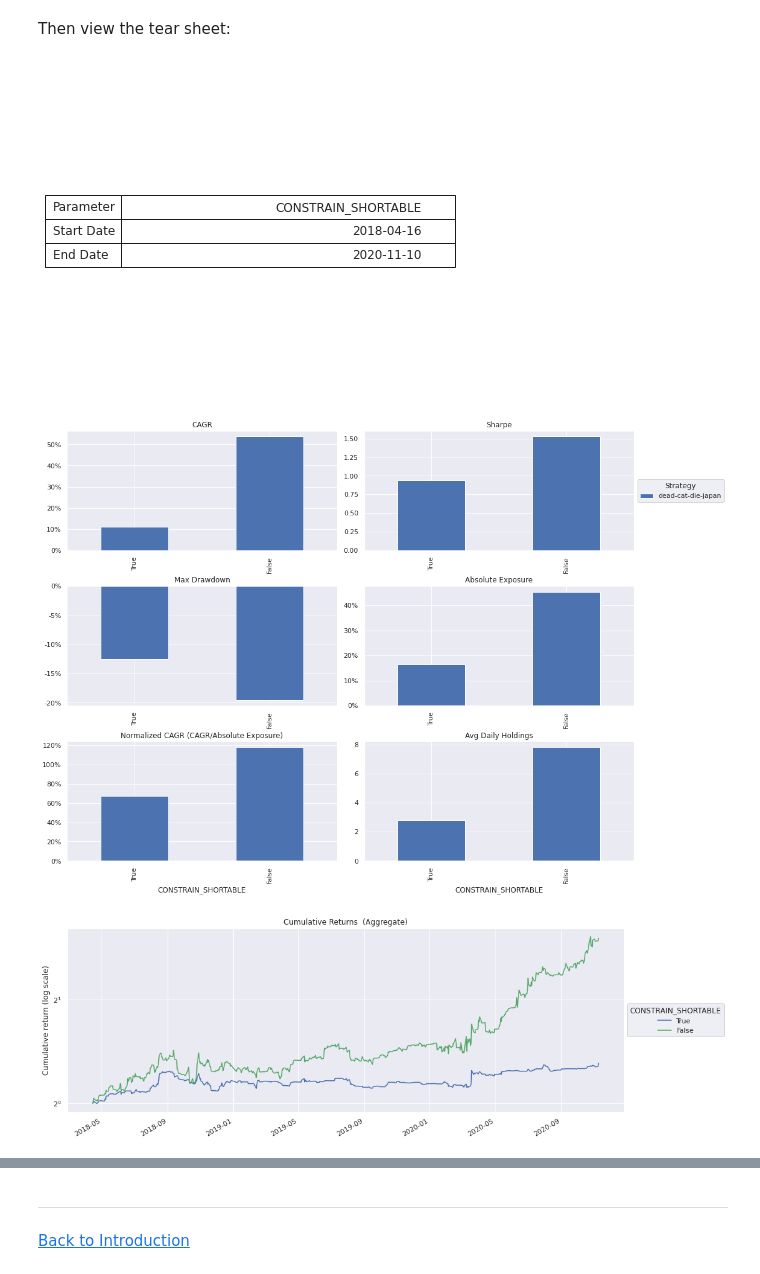
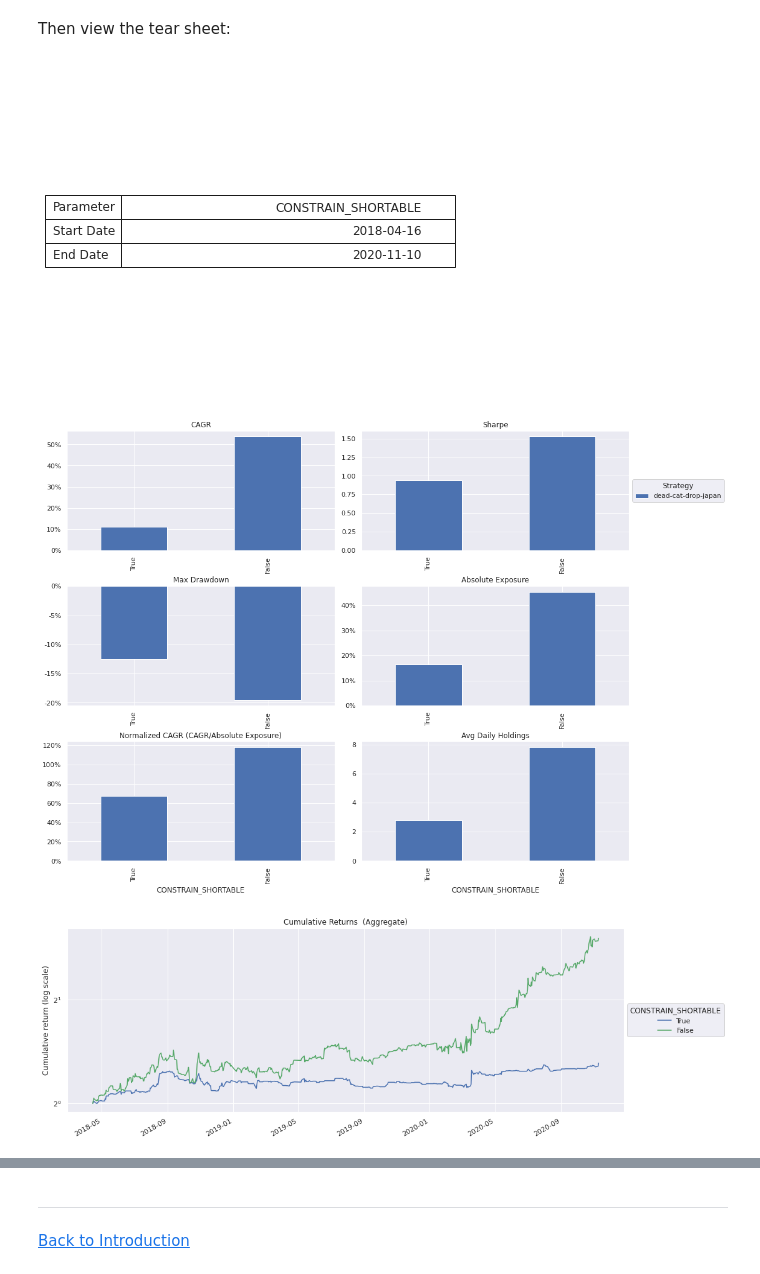
Before and after one commit to quantrocket-codeload/dead-cat-die, a Jupyter notebook: dead_cat_drop/Part5-Short-Sale-Constraints.ipynb, the cells around one changed output, grey strips where cells are left out. Drawn from its saved outputs; the diff is of its cells as text; code cells hidden in the pictures.

Commit message:
rename to dead-cat-drop

```diff
--- a/dead_cat_die/Part5-Short-Sale-Constraints.ipynb
+++ b/dead_cat_drop/Part5-Short-Sale-Constraints.ipynb
@@ -62,10 +62,10 @@ scan_parameters(
 Then view the tear sheet:
 # %%
 from moonchart import ParamscanTearsheet
-ParamscanTearsheet.from_moonshot_csv("dead_cat_die_japan_CONSTRAIN_SHORTABLE.csv")
+ParamscanTearsheet.from_moonshot_csv("dead_cat_drop_japan_CONSTRAIN_SHORTABLE.csv")
 # %% [output]
 [figure]
-[figure, old version]
+[figure, new version]
 [figure]
 [figure]
 [figure]
```
Also changed, not shown: parts of 1 cell of this notebook, 9 other files.
